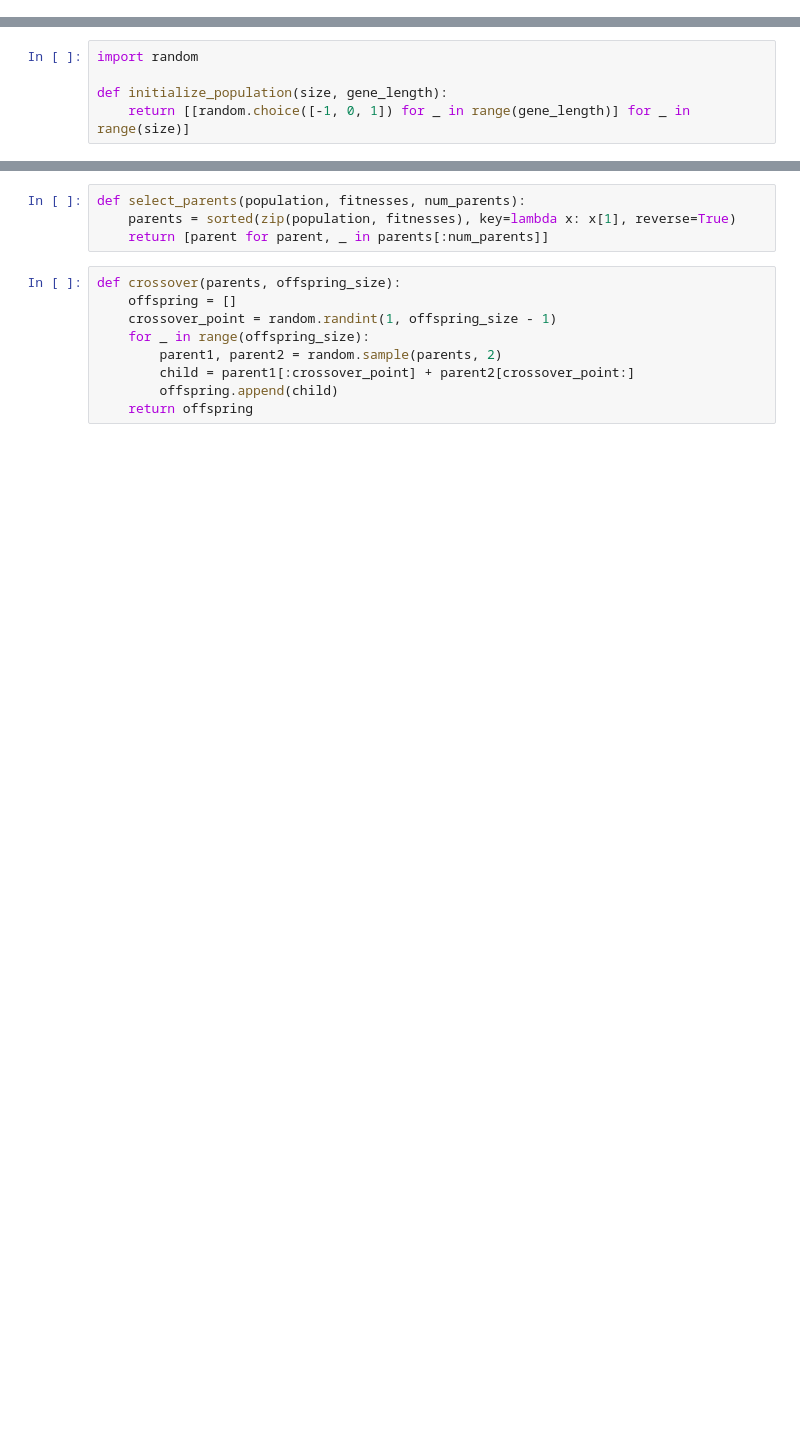
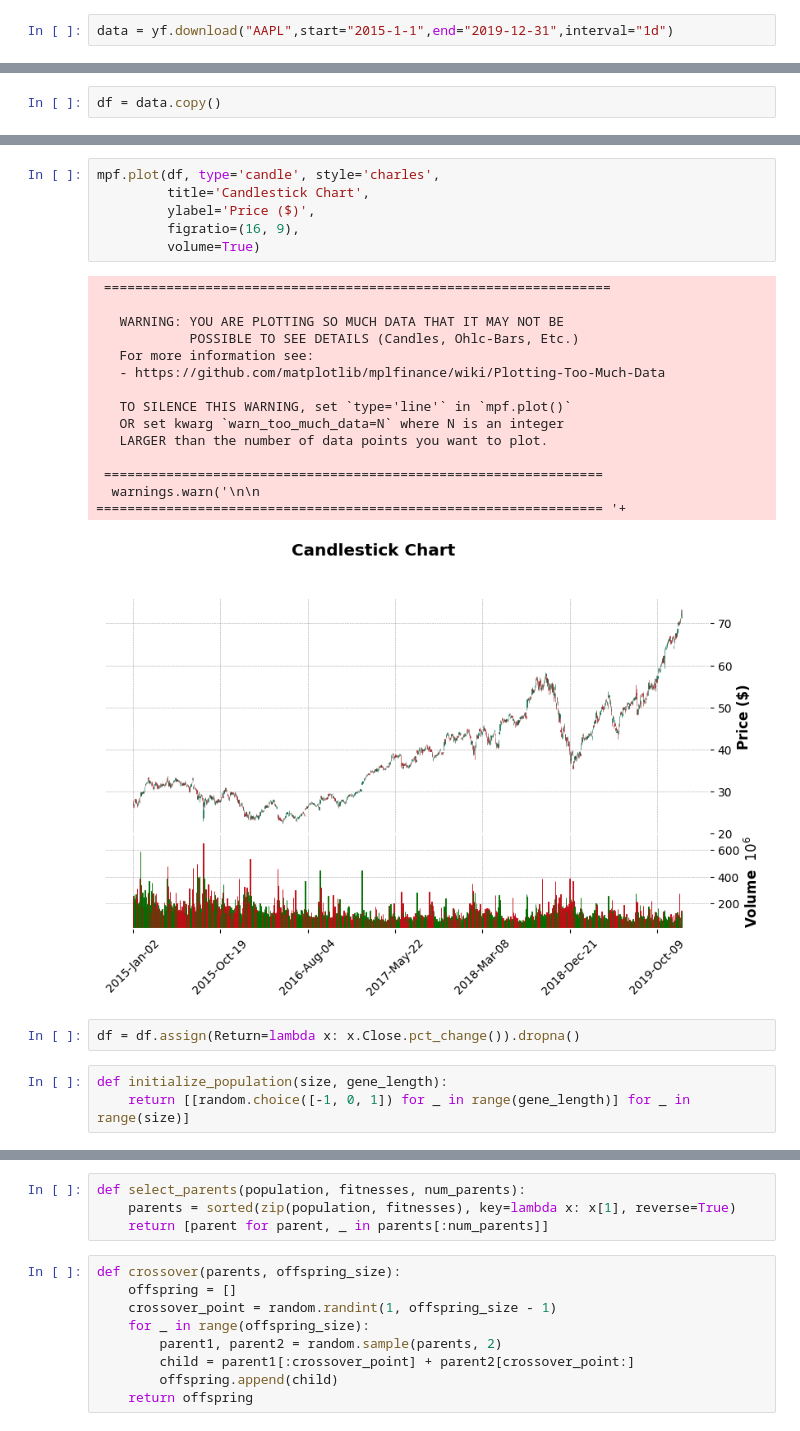
Before and after one commit to whanyu1212/compare-and-backtest-multiple-strategies, a Jupyter notebook: notebooks/test.ipynb, the cells around one changed output, grey strips where cells are left out. Drawn from its saved outputs; the diff is of its cells as text; blank space fills up the shorter version.

```diff
--- a/notebooks/test.ipynb
+++ b/notebooks/test.ipynb
@@ -22,0 +9,2 @@ price_changes = [round(random.uniform(-2.0, 2.0), 2) for _ in range(100)]
+# %%
+data = yf.download("AAPL",start="2015-1-1",end="2019-12-31",interval="1d")
@@ -22,0 +13,2 @@ price_changes = [round(random.uniform(-2.0, 2.0), 2) for _ in range(100)]
+# %%
+df = data.copy()
@@ -23,6 +30,27 @@ price_changes = [round(random.uniform(-2.0, 2.0), 2) for _ in range(100)]
+# %%
+mpf.plot(df, type='candle', style='charles',
+         title='Candlestick Chart',
+         ylabel='Price ($)',
+         figratio=(16, 9),
+         volume=True)
+# %% [output]
+ =================================================================
+
+   WARNING: YOU ARE PLOTTING SO MUCH DATA THAT IT MAY NOT BE
+            POSSIBLE TO SEE DETAILS (Candles, Ohlc-Bars, Etc.)
+   For more information see:
+   - https://github.com/matplotlib/mplfinance/wiki/Plotting-Too-Much-Data
+
+   TO SILENCE THIS WARNING, set `type='line'` in `mpf.plot()`
+   OR set kwarg `warn_too_much_data=N` where N is an integer
+   LARGER than the number of data points you want to plot.
+
+ ================================================================
+  warnings.warn('\n\n ================================================================= '+
+[figure, added]
+# %%
+df = df.assign(Return=lambda x: x.Close.pct_change()).dropna()
 # %%
-import random
-
 def initialize_population(size, gene_length):
     return [[random.choice([-1, 0, 1]) for _ in range(gene_length)] for _ in range(size)]
 # %%
```
Also changed, not shown: parts of 10 cells of this notebook.
